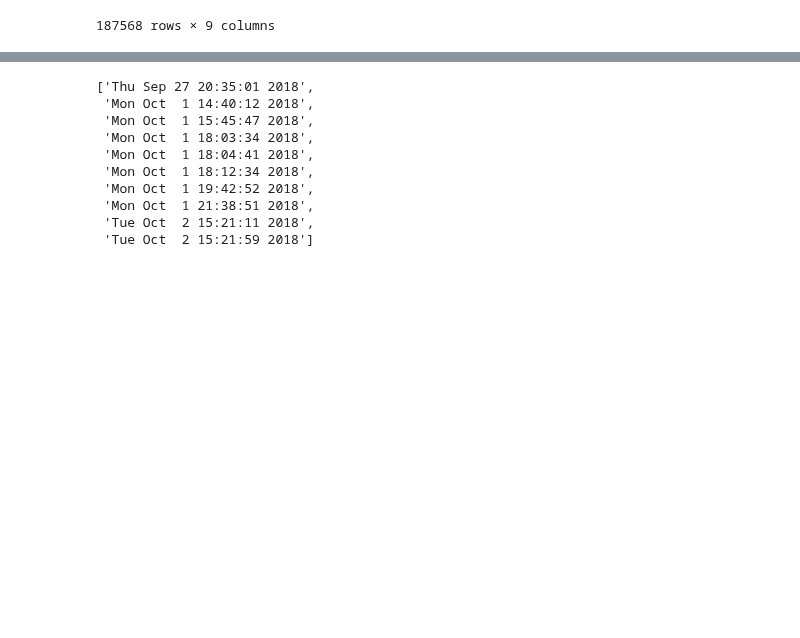
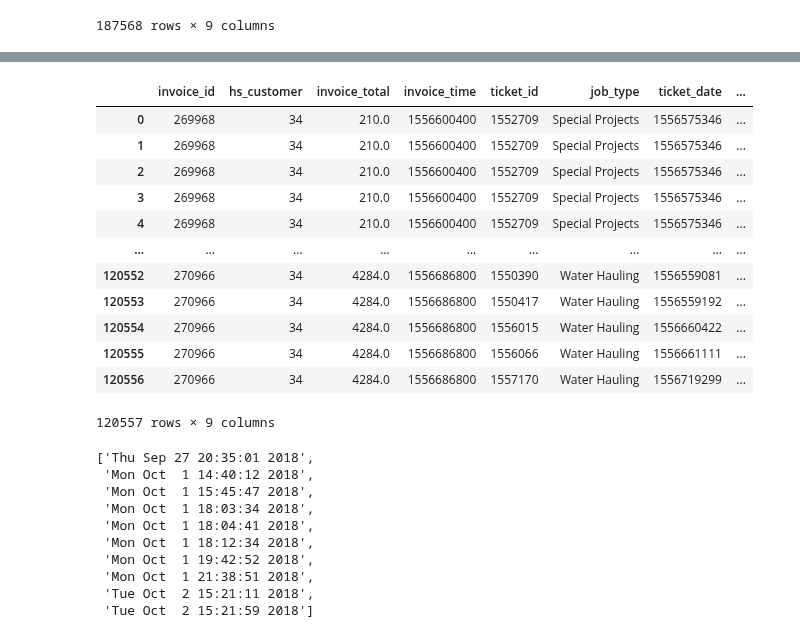
Before and after one commit to nurfnick/Cantrell_Jackson, a Jupyter notebook: Tracy's hot mess of code1.ipynb, the cells around one changed output, grey strips where cells are left out. Drawn from its saved outputs; the diff is of its cells as text; code cells hidden in the pictures; blank space fills up the shorter version.

```diff
--- a/Tracy's hot mess of code1.ipynb
+++ b/Tracy's hot mess of code1.ipynb
@@ -90,3 +95,21 @@ KeyError: ignored
+# %%
+url2 = 'https://raw.githubusercontent.com/nurfnick/Cantrell_Jackson/master/hs_customer_34.csv'
+df2 = pa.read_csv(url2)
+df2
+# %% [output]
+|  | invoice_id | hs_customer | invoice_total | invoice_time | ticket_id | job_type | ticket_date | ... |
+| 0 | 269968 | 34 | 210.0 | 1556600400 | 1552709 | Special Projects | 1556575346 | ... |
+| 1 | 269968 | 34 | 210.0 | 1556600400 | 1552709 | Special Projects | 1556575346 | ... |
+| 2 | 269968 | 34 | 210.0 | 1556600400 | 1552709 | Special Projects | 1556575346 | ... |
+| 3 | 269968 | 34 | 210.0 | 1556600400 | 1552709 | Special Projects | 1556575346 | ... |
+| 4 | 269968 | 34 | 210.0 | 1556600400 | 1552709 | Special Projects | 1556575346 | ... |
+| ... | ... | ... | ... | ... | ... | ... | ... | ... |
+| 120552 | 270966 | 34 | 4284.0 | 1556686800 | 1550390 | Water Hauling | 1556559081 | ... |
+| 120553 | 270966 | 34 | 4284.0 | 1556686800 | 1550417 | Water Hauling | 1556559192 | ... |
+| 120554 | 270966 | 34 | 4284.0 | 1556686800 | 1556015 | Water Hauling | 1556660422 | ... |
+| 120555 | 270966 | 34 | 4284.0 | 1556686800 | 1556066 | Water Hauling | 1556661111 | ... |
+| 120556 | 270966 | 34 | 4284.0 | 1556686800 | 1557170 | Water Hauling | 1556719299 | ... |
+120557 rows × 9 columns
 # %%
 #convert column 'ticket_date' to readable date
 ts = tm.gmtime()
```
Also changed, not shown: parts of 1 cell of this notebook.
